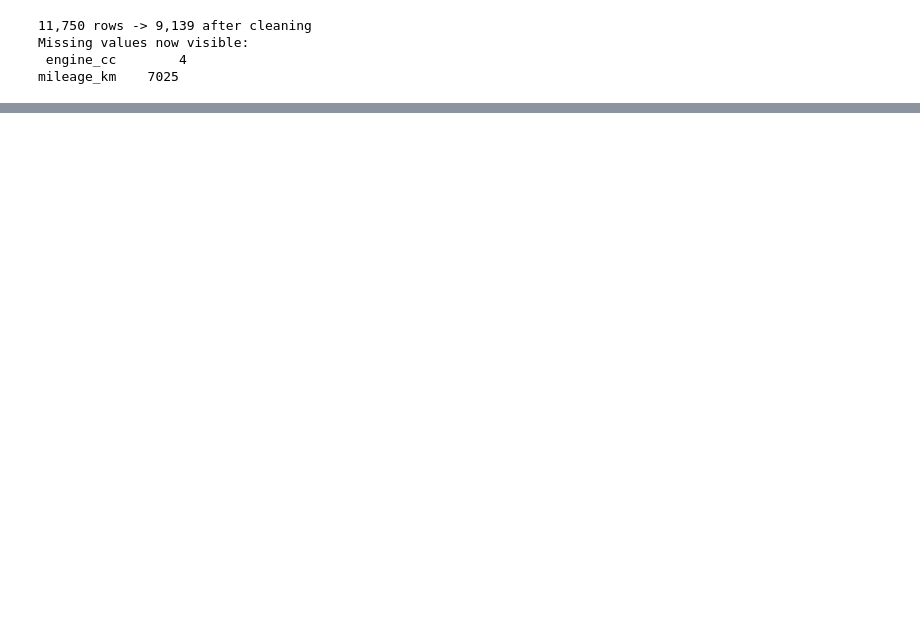
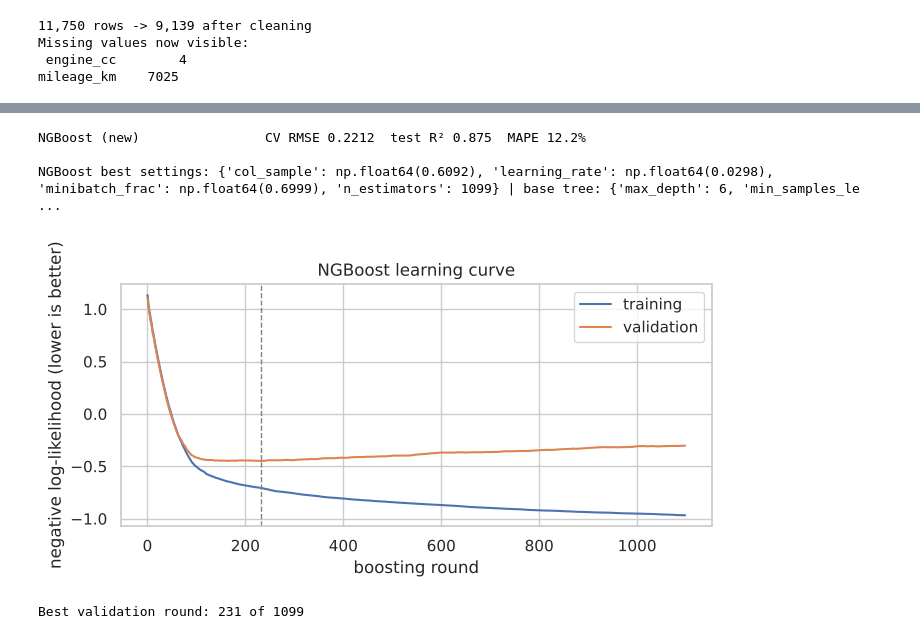
Before and after one commit to BimashaAmara/sl-car-price, a Jupyter notebook: car_price_report.ipynb, the cells around one changed output, grey strips where cells are left out. Saved outputs shown, nothing was run; the diff lists cells and outputs as text; code cells hidden in the pictures; blank space fills up the shorter version.

Commit message:
Switch final model to NGBoost with calibrated price ranges

```diff
--- a/car_price_report.ipynb
+++ b/car_price_report.ipynb
@@ -285,8 +196,0 @@ CatBoost                         CV RMSE 0.2156  test R² 0.882  MAPE 12.4%
-# %%
-# Ensembles of the tuned models
-rf, xgb, lgbm = (fitted[n].named_steps["m"] for n in ["Random Forest", "XGBoost", "LightGBM"])
-plain("Voting (RF + XGBoost)", Pipeline([("p", tree_pre), ("m", VotingRegressor([("rf", rf), ("xgb", xgb)]))]), "ensemble")
-plain("Stacking (RF + XGB + LGBM → Ridge)", Pipeline([("p", tree_pre), ("m", StackingRegressor(
-    [("rf", rf), ("xgb", xgb), ("lgbm", lgbm)], final_estimator=RidgeCV(), cv=cv))]), "ensemble")
-for k, v in tuned_params.items():
-    print(f"\n{k}:", {a: (round(b, 4) if isinstance(b, float) else b) for a, b in v.items()})
@@ -526,0 +235,13 @@ streamlit run app.py
+# %%
+hold_idx = df[(df.model_full == "AQUA") & (df.YOM == 2014) & (df.fuel == "HYBRID") & (df.price == 79.5)].index[0]
+holdout = df.loc[[hold_idx]]
+df = df.drop(index=hold_idx)
+
+train, test = train_test_split(df, test_size=0.2, random_state=SEED, stratify=pd.qcut(df["price"], 10, labels=False))
+stats = fit_fill_stats(train)
+X_train, X_test = fill_missing(train, stats), fill_missing(test, stats)        # tables (for linear / k-NN)
+A_train, A_test = encode(X_train, stats), encode(X_test, stats)                # integer codes (for trees)
+y_train, y_test = np.log1p(train["price"].values), test["price"].values       # train on log(price)
+print(f"Train {len(X_train):,} (5 folds of ~{len(X_train)//5:,} for validation) · Test {len(X_test):,} · "
+      f"typical km per year {stats['km_per_year']:,.0f}")
+display(X_train.head())
@@ -526,0 +321,31 @@ streamlit run app.py
+# %%
+# ---- NGBoost: the new algorithm ----
+bases = [DecisionTreeRegressor(max_depth=d, min_samples_leaf=m) for d in (3, 4, 5, 6) for m in (1, 5, 15)]
+tune("NGBoost (new)", NGBRegressor(Dist=Normal, verbose=False, random_state=SEED), {
+    "n_estimators": randint(400, 1500), "learning_rate": loguniform(0.01, 0.08), "Base": bases,
+    "minibatch_frac": uniform(0.5, 0.5), "col_sample": uniform(0.6, 0.4)}, 12, A_train, A_test, kind="new")
+ngb = fitted["NGBoost (new)"]
+p = tuned["NGBoost (new)"]
+print("\nNGBoost best settings:", {k: (round(v, 4) if isinstance(v, float) else v) for k, v in p.items() if k != "Base"},
+      "| base tree:", {k: v for k, v in p["Base"].get_params().items() if k in ("max_depth", "min_samples_leaf")})
+# %% [output]
+NGBoost (new)                CV RMSE 0.2212  test R² 0.875  MAPE 12.2%
+
+NGBoost best settings: {'col_sample': np.float64(0.6092), 'learning_rate': np.float64(0.0298), 'minibatch_frac': np.float64(0.6999), 'n_estimators': 1099} | base tree: {'max_depth': 6, 'min_samples_le ...
+# %%
+# Learning curve on a 10% validation slice: does NGBoost overfit as rounds are added?
+A_tr2, A_val, y_tr2, y_val = train_test_split(A_train, y_train, test_size=0.1, random_state=SEED)
+curve = NGBRegressor(**{k: v for k, v in ngb.get_params().items() if k in
+                        ("Dist", "Base", "n_estimators", "learning_rate", "minibatch_frac", "col_sample", "random_state")},
+                     verbose=False).fit(A_tr2, y_tr2, X_val=A_val, Y_val=y_val)
+val_nll = [-np.mean(d.logpdf(y_val)) for d in curve.staged_pred_dist(A_val)]
+tr_idx = np.random.default_rng(0).choice(len(A_tr2), 1000, replace=False)
+tr_nll = [-np.mean(d.logpdf(y_tr2[tr_idx])) for d in curve.staged_pred_dist(A_tr2[tr_idx])]
+plt.figure(figsize=(7, 3.5)); plt.plot(tr_nll, label="training"); plt.plot(val_nll, label="validation")
+plt.axvline(int(np.argmin(val_nll)), ls="--", c="grey", lw=1)
+plt.xlabel("boosting round"); plt.ylabel("negative log-likelihood (lower is better)")
+plt.title("NGBoost learning curve"); plt.legend(); plt.tight_layout(); plt.show()
+print(f"Best validation round: {int(np.argmin(val_nll))} of {len(val_nll)}")
+# %% [output]
+[figure, added]
+Best validation round: 231 of 1099
```
Also changed, not shown: parts of 58 cells of this notebook, 11 other files.
